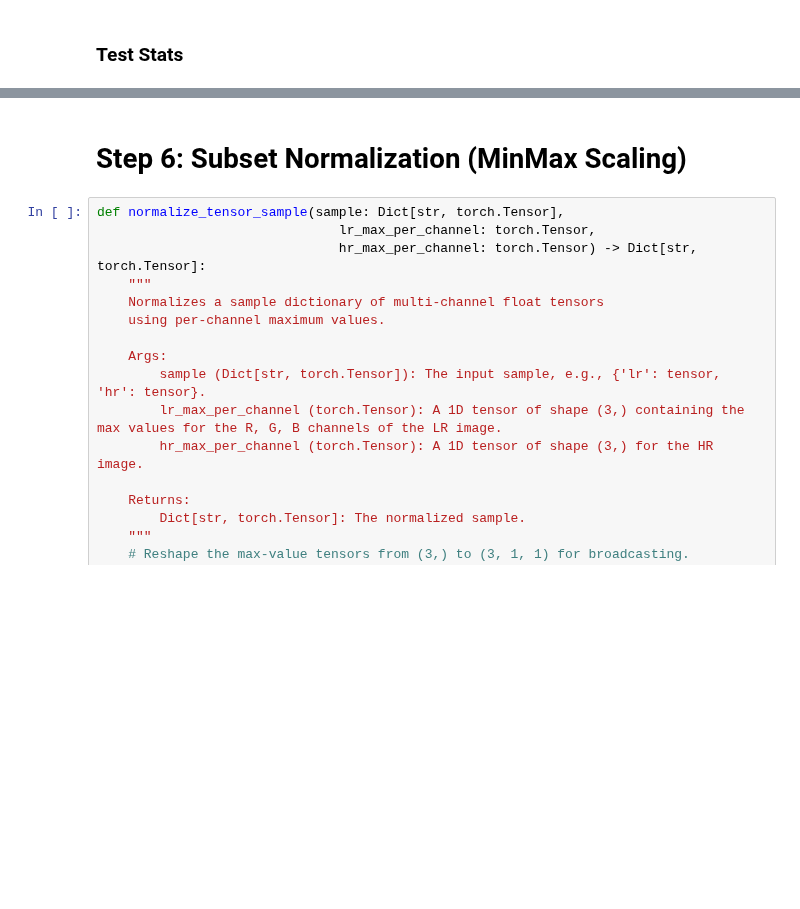
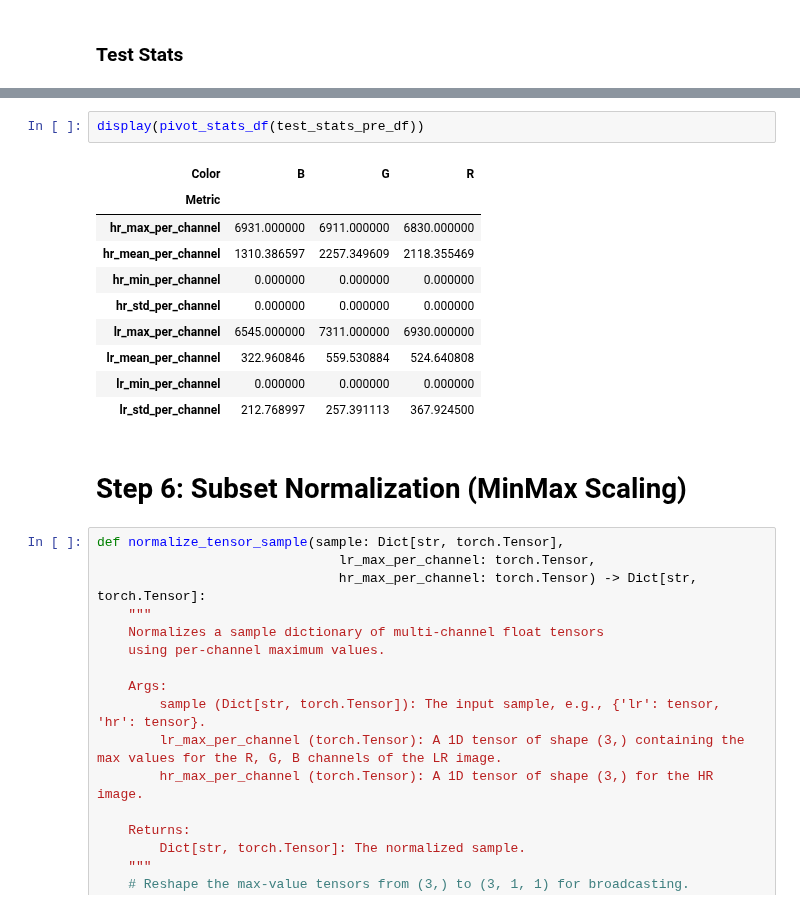
Before and after one commit to thisisel/DIP-SuperRes, a Jupyter notebook: notebooks/data.ipynb, the cells around one changed output, grey strips where cells are left out. Drawn from its saved outputs; the diff is of its cells as text; blank space fills up the shorter version.

```diff
--- a/notebooks/data.ipynb
+++ b/notebooks/data.ipynb
@@ -451,3 +669,16 @@ hr_std_per_channel: [nan, nan, nan]
+# %%
+display(pivot_stats_df(test_stats_pre_df))
+# %% [output]
+| Color | B | G | R |
+| Metric |  |  |  |
+| hr_max_per_channel | 6931.000000 | 6911.000000 | 6830.000000 |
+| hr_mean_per_channel | 1310.386597 | 2257.349609 | 2118.355469 |
+| hr_min_per_channel | 0.000000 | 0.000000 | 0.000000 |
+| hr_std_per_channel | 0.000000 | 0.000000 | 0.000000 |
+| lr_max_per_channel | 6545.000000 | 7311.000000 | 6930.000000 |
+| lr_mean_per_channel | 322.960846 | 559.530884 | 524.640808 |
+| lr_min_per_channel | 0.000000 | 0.000000 | 0.000000 |
+| lr_std_per_channel | 212.768997 | 257.391113 | 367.924500 |
 # %% [markdown]
 # Step 6: Subset Normalization (MinMax Scaling)
 # %%
```
Also changed, not shown: parts of 31 cells of this notebook.
